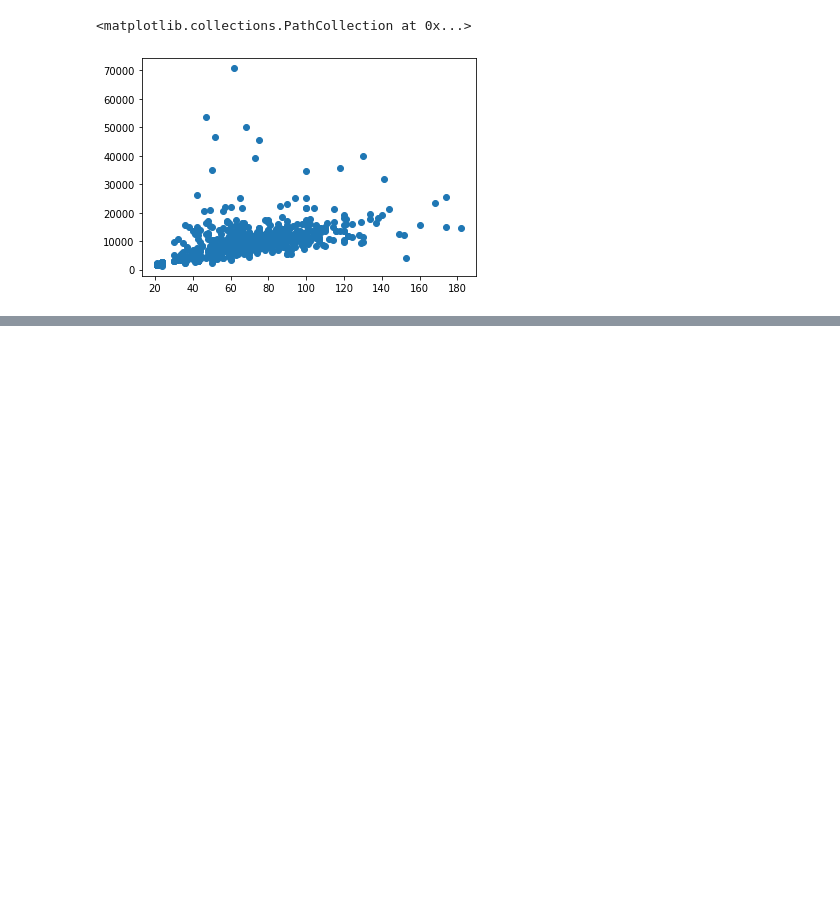
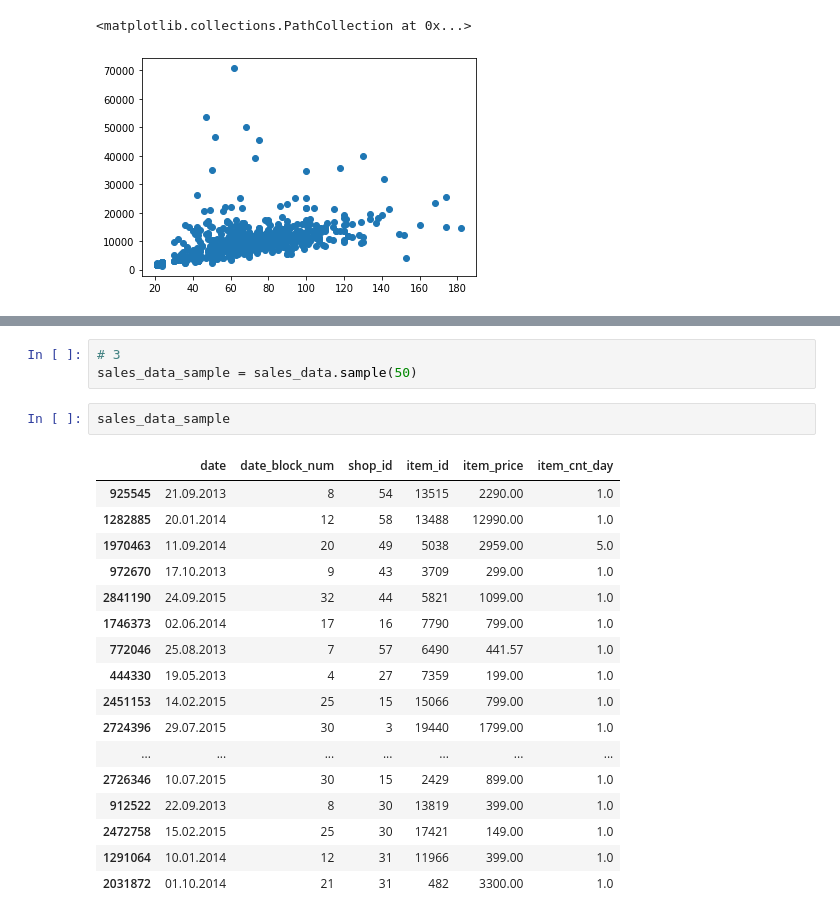
Before and after one commit to Mehdieuros/bigdata_python, a Jupyter notebook: DataVisualisation_Stat_Exercices.ipynb, the cells around one changed output, grey strips where cells are left out. Drawn from its saved outputs; the diff is of its cells as text; blank space fills up the shorter version.

```diff
--- a/DataVisualisation_Stat_Exercices.ipynb
+++ b/DataVisualisation_Stat_Exercices.ipynb
@@ -83,0 +111,23 @@ plt.scatter(data_affined.LotFrontage,data_affined.LotArea)
+# %%
+# 3
+sales_data_sample = sales_data.sample(50)
+# %%
+sales_data_sample
+# %% [output]
+|  | date | date_block_num | shop_id | item_id | item_price | item_cnt_day |
+| 925545 | 21.09.2013 | 8 | 54 | 13515 | 2290.00 | 1.0 |
+| 1282885 | 20.01.2014 | 12 | 58 | 13488 | 12990.00 | 1.0 |
+| 1970463 | 11.09.2014 | 20 | 49 | 5038 | 2959.00 | 5.0 |
+| 972670 | 17.10.2013 | 9 | 43 | 3709 | 299.00 | 1.0 |
+| 2841190 | 24.09.2015 | 32 | 44 | 5821 | 1099.00 | 1.0 |
+| 1746373 | 02.06.2014 | 17 | 16 | 7790 | 799.00 | 1.0 |
+| 772046 | 25.08.2013 | 7 | 57 | 6490 | 441.57 | 1.0 |
+| 444330 | 19.05.2013 | 4 | 27 | 7359 | 199.00 | 1.0 |
+| 2451153 | 14.02.2015 | 25 | 15 | 15066 | 799.00 | 1.0 |
+| 2724396 | 29.07.2015 | 30 | 3 | 19440 | 1799.00 | 1.0 |
+| ... | ... | ... | ... | ... | ... | ... |
+| 2726346 | 10.07.2015 | 30 | 15 | 2429 | 899.00 | 1.0 |
+| 912522 | 22.09.2013 | 8 | 30 | 13819 | 399.00 | 1.0 |
+| 2472758 | 15.02.2015 | 25 | 30 | 17421 | 149.00 | 1.0 |
+| 1291064 | 10.01.2014 | 12 | 31 | 11966 | 399.00 | 1.0 |
+| 2031872 | 01.10.2014 | 21 | 31 | 482 | 3300.00 | 1.0 |
```
Also changed, not shown: parts of 8 cells of this notebook.
